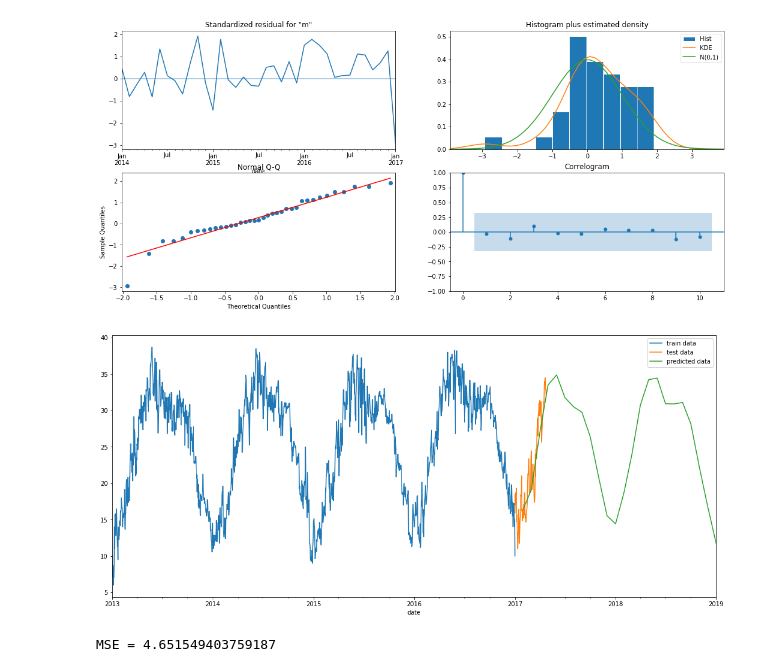
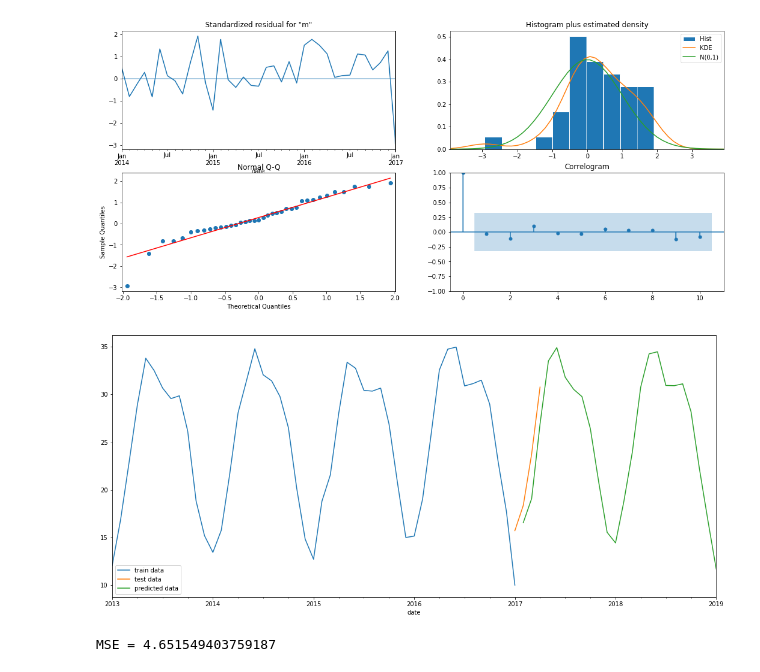
Before and after one commit to maxim8051/TimeSeriesItmoLab, a Jupyter notebook: TimeSeries.ipynb, the cells around one changed output. Drawn from its saved outputs; the diff is of its cells as text; code cells hidden in the pictures.

```diff
--- a/TimeSeries.ipynb
+++ b/TimeSeries.ipynb
@@ -151,13 +151,13 @@ df_test_m = pd.DataFrame(df_test['meantemp'].resample('M').mean())
 predictions= results.get_forecast(steps=24).predicted_mean
 # %%
 fig, ax = plt.subplots()
-df_train['meantemp'].plot(legend=True)
-df_test['meantemp'].plot(legend=True)
+df_m['meantemp'].plot(legend=True)
+df_test_m['meantemp'].plot(legend=True)
 predictions.plot(legend=True)
 ax.legend(['train data', 'test data', 'predicted data'])
 plt.show()
 # %% [output]
-[figure, old version]
+[figure, new version]
 # %%
 mse = mean_squared_error(df_test_m, predictions[:4])
 print(f'MSE = {mse}')
```
